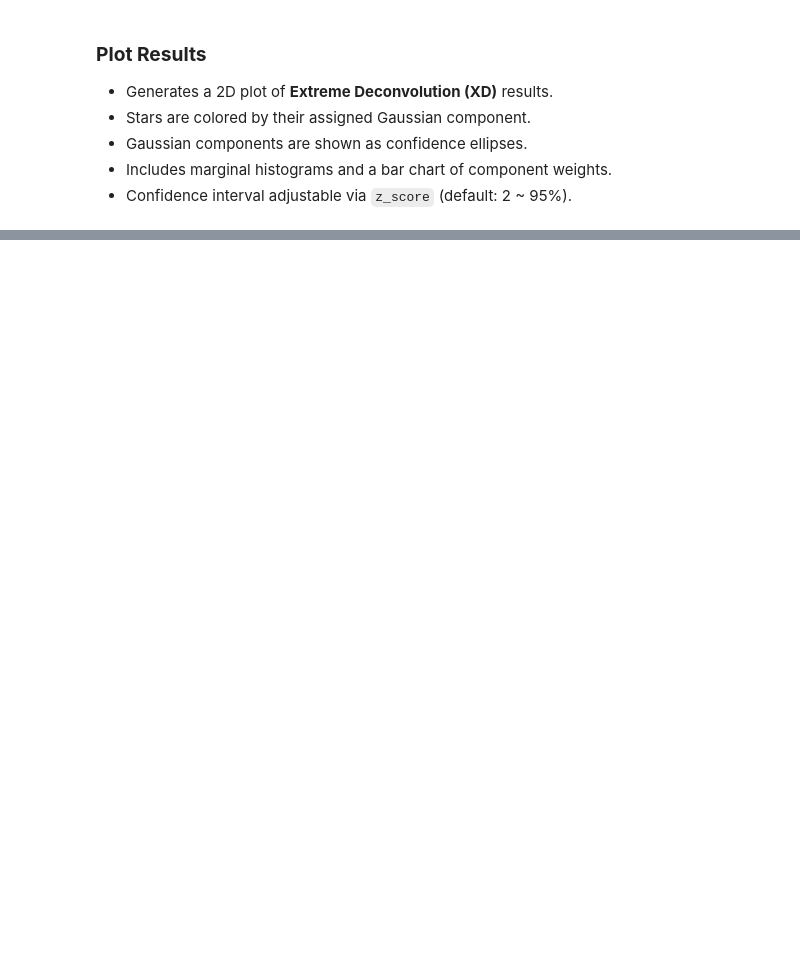
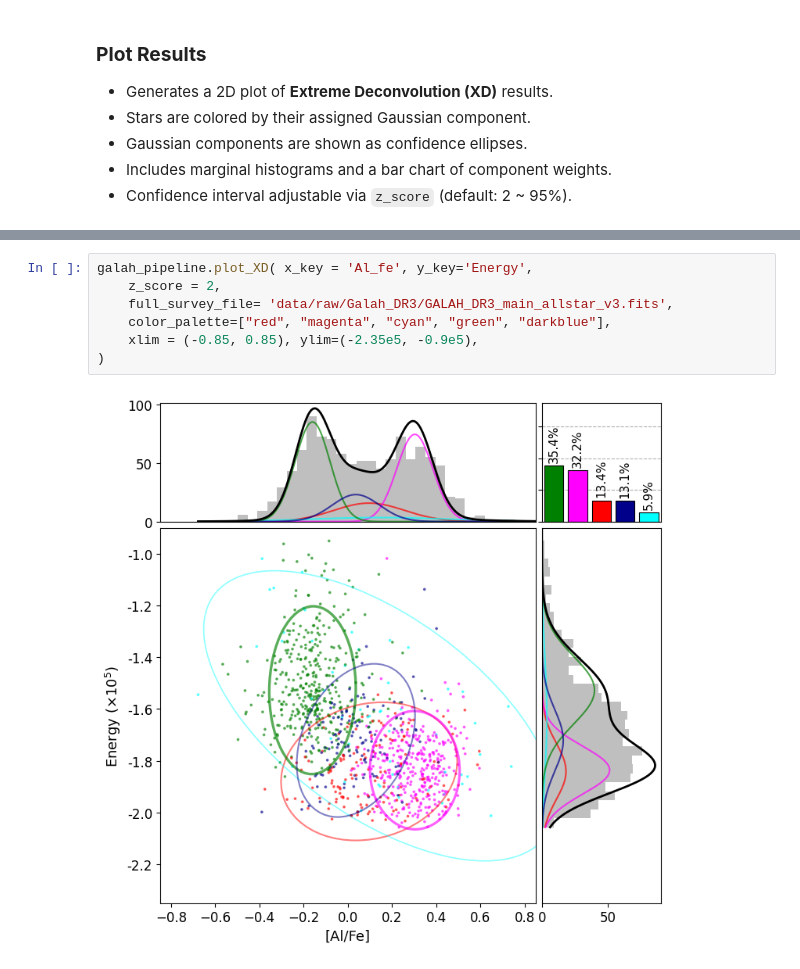
Before and after one commit to JacobTutt/Galactic_Evol_Clustering, a Jupyter notebook: galah_pipeline.ipynb, the cells around one changed output, grey strips where cells are left out. Drawn from its saved outputs; the diff is of its cells as text; blank space fills up the shorter version.

```diff
--- a/galah_pipeline.ipynb
+++ b/galah_pipeline.ipynb
@@ -307,0 +328,9 @@ galah_pipeline.plot_XD( x_key = 'Al_fe', y_key='Mg_Mn', z_score = 2)
+# %%
+galah_pipeline.plot_XD( x_key = 'Al_fe', y_key='Energy',
+    z_score = 2,
+    full_survey_file= 'data/raw/Galah_DR3/GALAH_DR3_main_allstar_v3.fits',
+    color_palette=["red", "magenta", "cyan", "green", "darkblue"],
+    xlim = (-0.85, 0.85), ylim=(-2.35e5, -0.9e5),
+)
+# %% [output]
+[figure, added]
```
Also changed, not shown: parts of 29 cells of this notebook, 1 other file.
